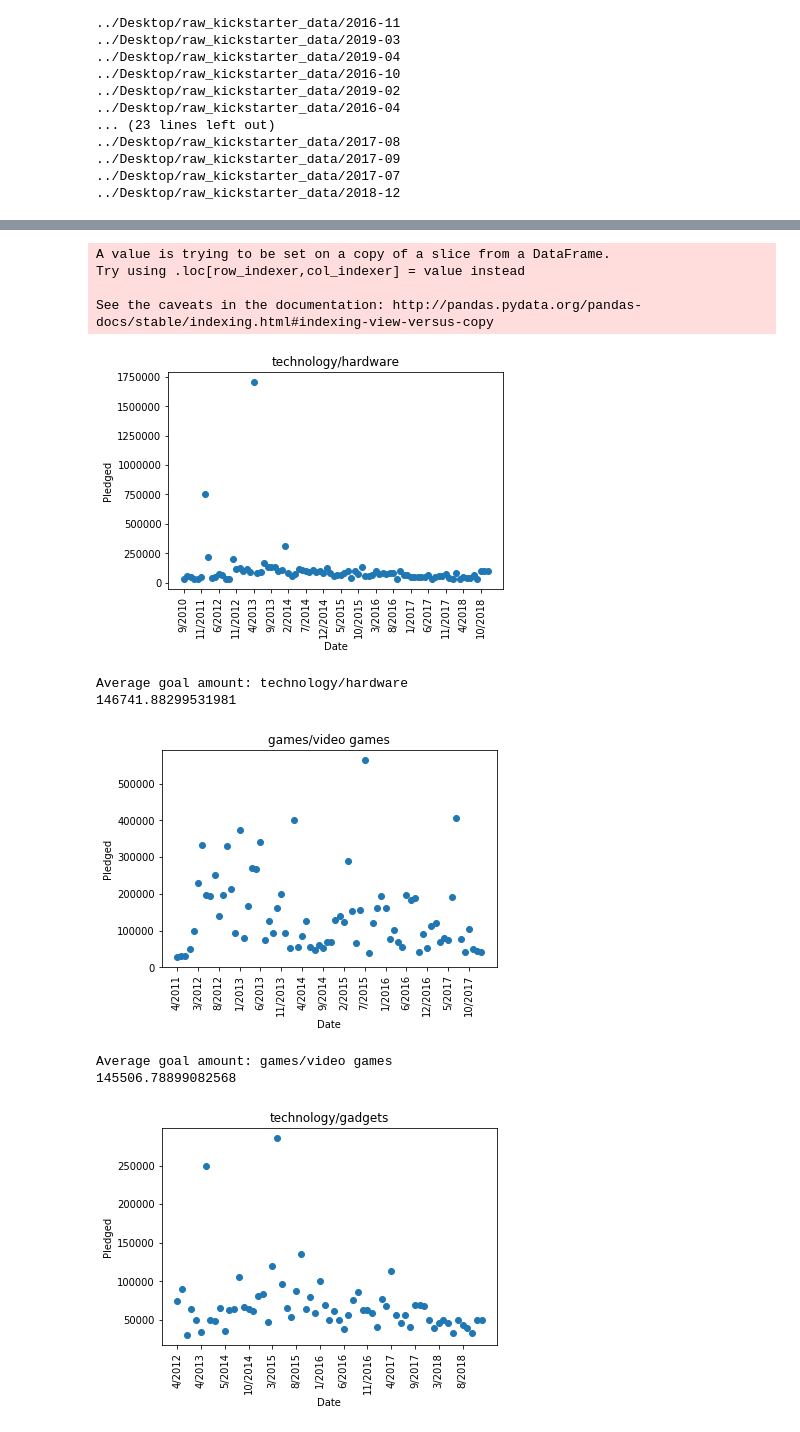
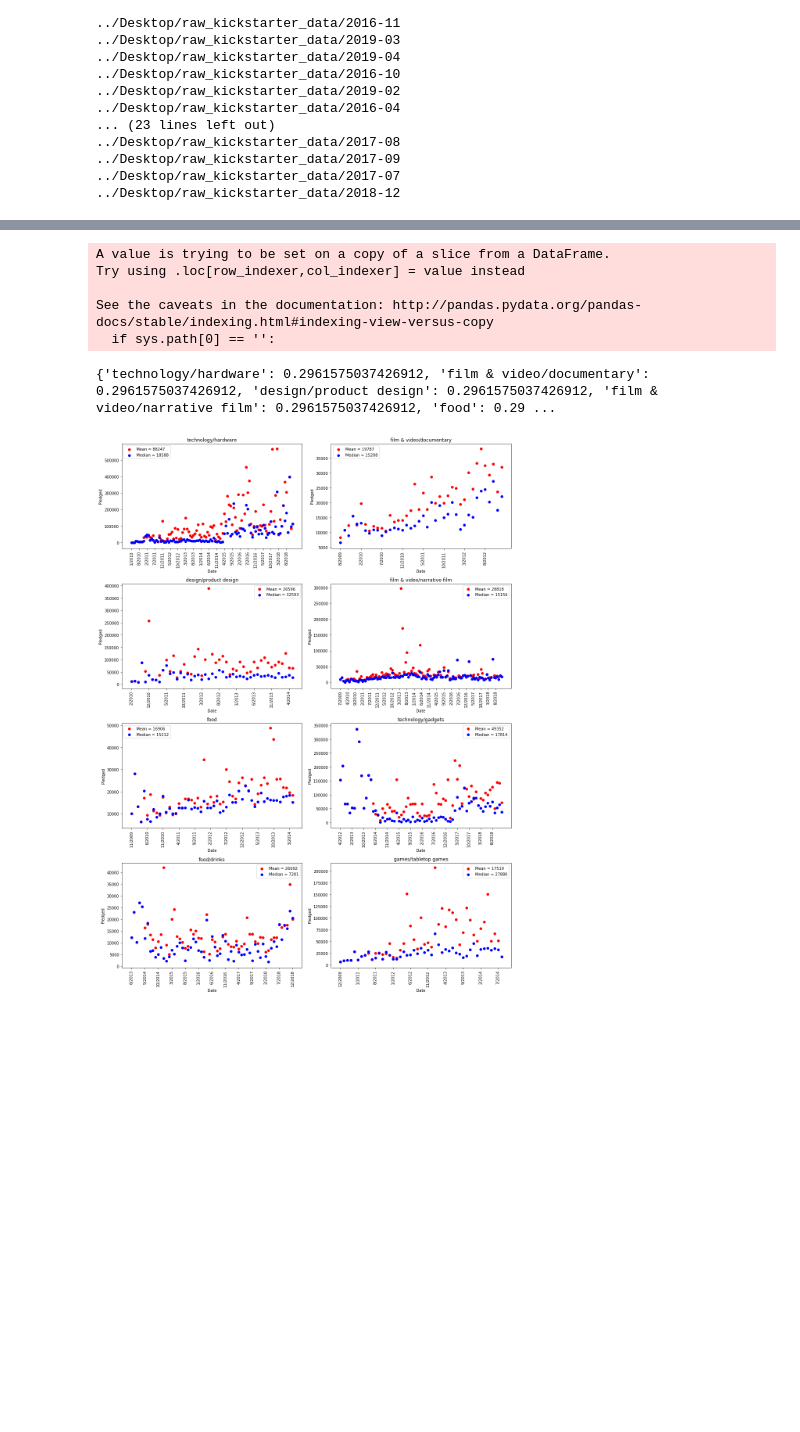
Before and after one commit to sarinaliu88/Cleaning-Kickstarter, a Jupyter notebook: clean_kickstarter_data_size_monthly.ipynb, the cells around one changed output, grey strips where cells are left out. Saved outputs shown, nothing was run; the diff lists cells and outputs as text; code cells hidden in the pictures; blank space fills up the shorter version.

```diff
--- a/clean_kickstarter_data_size_monthly.ipynb
+++ b/clean_kickstarter_data_size_monthly.ipynb
@@ -273,0 +460,17 @@ plt.savefig(path3 + 'Monthy_goal_size_vs_pledged_size.png')
+# %%
+dict_pg1 = {}
+dict_pg2 = {}
+for i in range(len(ordered_df4_fail_1)):
+    dict_pg1[ordered_df4_fail_1[i][0]] = ordered_df5_fail_1[i][1] / ordered_df4_fail_1[i][1]
+    dict_pg2[ordered_df4_fail_2[i][0]] = ordered_df5_fail_2[i][1] / ordered_df4_fail_2[i][1]
+
+ordered_df6_1 = sorted(dict_pg1.items(), key = lambda x:datetime.strptime(x[0], '%m/%Y'), reverse=False)
+ordered_df6_2 = sorted(dict_pg2.items(), key = lambda x:datetime.strptime(x[0], '%m/%Y'), reverse=False)
+
+plt.scatter(*zip(*ordered_df6_1), color = 'red')
+plt.scatter(*zip(*ordered_df6_2), color = 'blue')
+locs, labs = plt.xticks()
+plt.xticks(locs[0::5], rotation = 'vertical')
+plt.xlabel('Date')
+plt.ylabel('P/G')
+plt.title('P/G 10/2009-12/2018')
@@ -478,42 +1572,54 @@ Median failed pledged size:
 # %%
 category_freq = df1['category_name'].value_counts().to_dict()
 
 df4_1 = df1.copy()
 
+fig = plt.figure(figsize=(15, 20))
+count = 0
+perc_diff = {}
 for i in category_freq.keys():
+    count += 1
     temp = df4_1.loc[df4_1['category_name'] == i]
-    if len(temp) >= 220: # at least 4 projects a month
+    if len(temp) >= 950: # sufficient number of projects
         temp['Month/Year'] = temp['deadline'].apply(lambda x: "%d/%d" % (x.month, x.year))
         new_dict = dict()
         for j in temp['Month/Year']:
             temp1 = temp.loc[temp['Month/Year'] == j]
-            new_dict[j] = temp1['goal']
+            new_dict[j] = temp1['usd_pledged']
 
         avg_dict = {}
+        median_dict = {}
         for k,v in new_dict.items():
             avg_dict[k] = sum(v)/ len(v)
+            median_dict[k] = statistics.median(v)
 
         ordered_df4_1 = sorted(avg_dict.items(), key = lambda x:datetime.strptime(x[0], '%m/%Y'), reverse=False)
+        ordered_df4_2 = sorted(median_dict.items(), key = lambda x:datetime.strptime(x[0], '%m/%Y'), reverse=False)
 
-        plt.scatter(*zip(*ordered_df4_1))
+        plt.subplot(4, 2, count)
+
+        plt.scatter(*zip(*ordered_df4_1), color = 'red')
+        plt.scatter(*zip(*ordered_df4_2), color = 'blue')
         locs, labs = plt.xticks()
         plt.xticks(locs[0::5], rotation = 'vertical')
         plt.xlabel('Date')
         plt.ylabel('Pledged')
+        plt.legend(['Mean = ' + str(round(sum(temp['goal']) / len(temp['usd_pledged']))),
+                    'Median = ' + str(round(statistics.median(temp['usd_pledged'])))])
         plt.title(i)
-        plt.show()
 
-        print('Average goal amount: ' + i)
-        print(sum(temp['goal']) / len(temp['goal']))
+        perc_diff[i] = (mean - med) / ((mean + med) / 2)
+
+plt.tight_layout()
+
+plt.savefig(path3 + 'Monthy_pledged_size_frequent_categories.png')
+
+print(perc_diff)
 # %% [output]
 A value is trying to be set on a copy of a slice from a DataFrame.
 Try using .loc[row_indexer,col_indexer] = value instead
 
 See the caveats in the documentation: http://pandas.pydata.org/pandas-docs/stable/indexing.html#indexing-view-versus-copy
+  if sys.path[0] == '':
+{'technology/hardware': 0.2961575037426912, 'film & video/documentary': 0.2961575037426912, 'design/product design': 0.2961575037426912, 'film & video/narrative film': 0.2961575037426912, 'food': 0.29 ...
-[figure, old version]
+[figure, new version]
-Average goal amount: technology/hardware
-146741.88299531981
-[figure, removed]
-Average goal amount: games/video games
-145506.78899082568
-[figure, removed]
```
Also changed, not shown: parts of 24 cells of this notebook, 3 other files.
